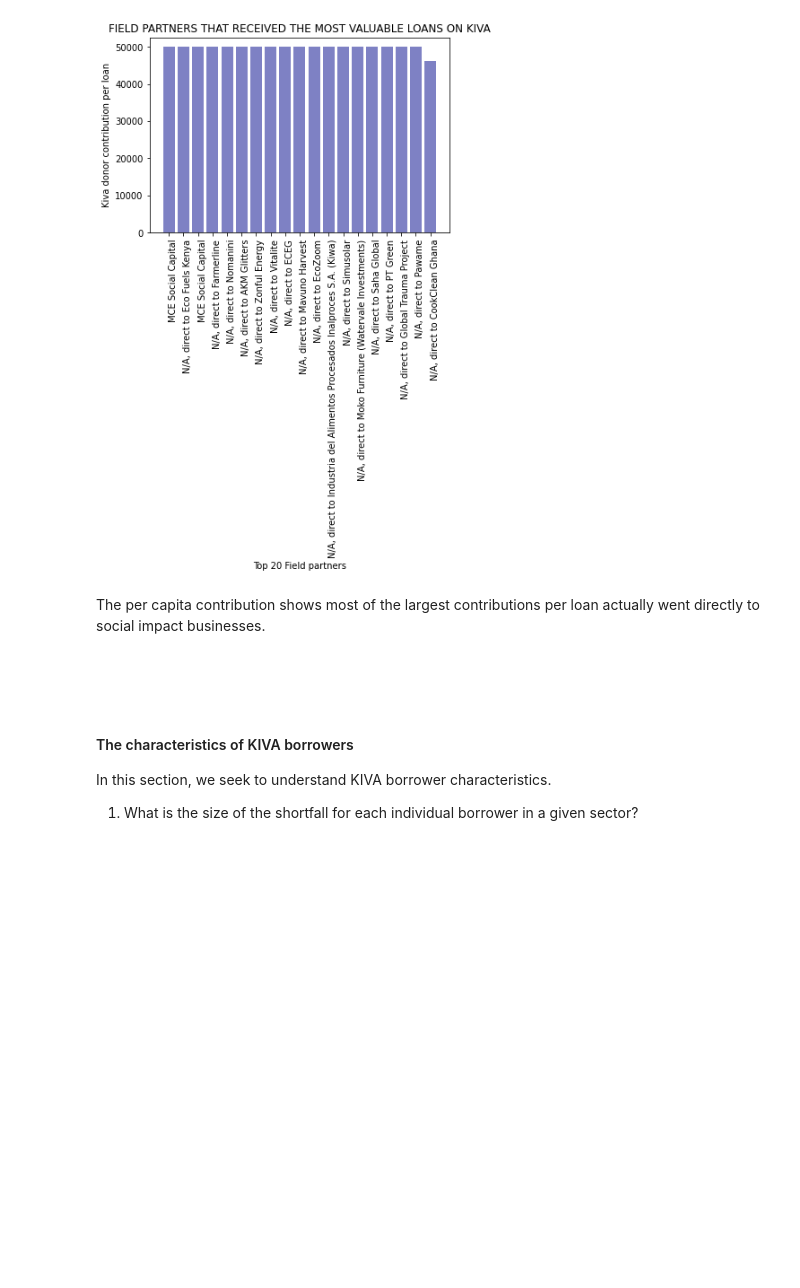
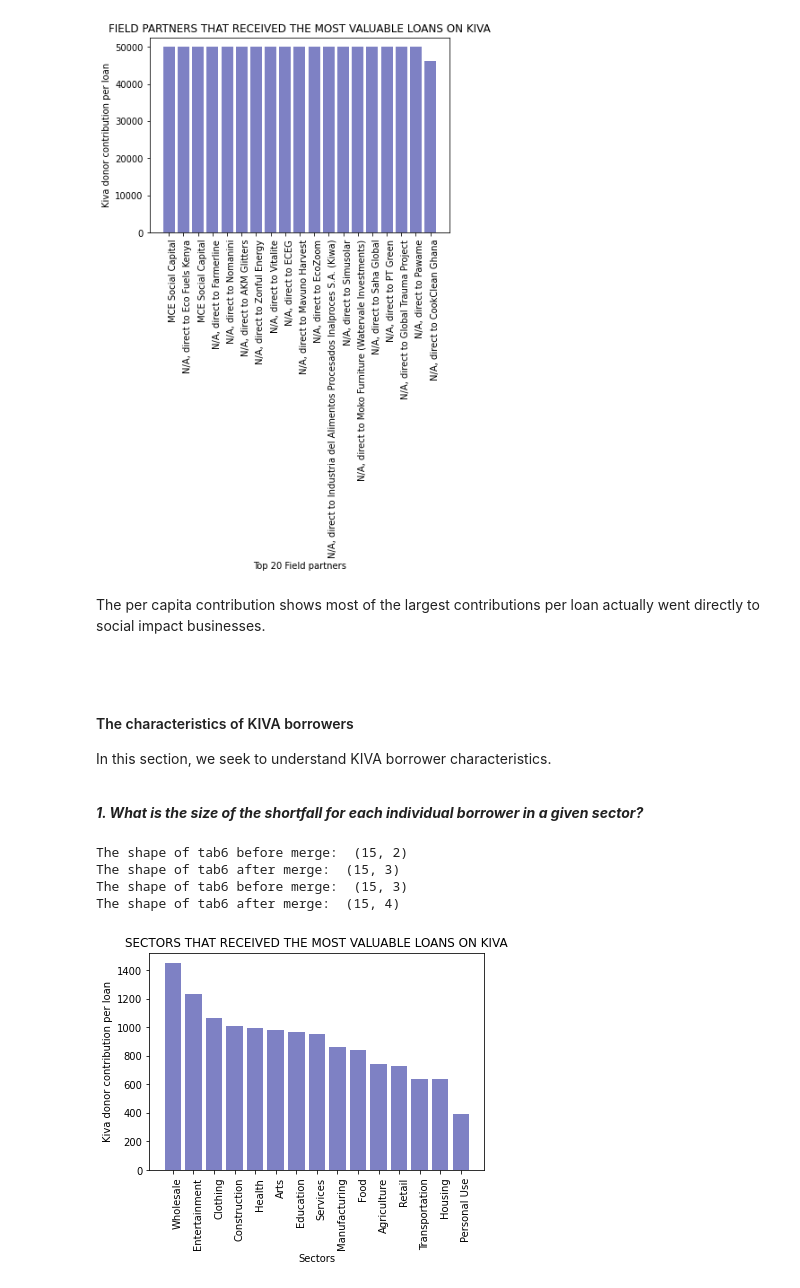
Before and after one commit to CeeThinwa/knowledge-hub, a Jupyter notebook: book/kiva.ipynb, the cells around one changed output. Saved outputs shown, nothing was run; the diff lists cells and outputs as text; code cells hidden in the pictures; blank space fills up the shorter version.

```diff
--- a/book/kiva.ipynb
+++ b/book/kiva.ipynb
@@ -641,8 +654,6 @@ plt.show()
 [figure]
 # %% [markdown]
 The per capita contribution shows most of the largest contributions per loan actually went directly to social impact businesses.
-
-<br>
 
 <br>
 
@@ -652,4 +663,6 @@ The per capita contribution shows most of the largest contributions per loan act
 
 In this section, we seek to understand KIVA borrower characteristics.
 
-1. What is the size of the shortfall for each individual borrower in a given sector?
+<br>
+
+_**1. What is the size of the shortfall for each individual borrower in a given sector?**_
@@ -655,0 +705,49 @@ In this section, we seek to understand KIVA borrower characteristics.
+# %%
+# initial status message
+print('The shape of tab6 before merge: ', tab6.shape)
+
+# join the data, keeping only relevant entries
+tab6 = tab6.merge(loans_by_sector, on='sector')
+
+# final status message
+print('The shape of tab6 after merge: ', tab6.shape)
+
+
+# initial status message
+print('The shape of tab6 before merge: ', tab6.shape)
+
+# join the data, keeping only relevant entries
+tab6 = tab6.merge(loan_amounts_by_sector, on='sector')
+
+# final status message
+print('The shape of tab6 after merge: ', tab6.shape)
+# %% [output]
+The shape of tab6 before merge:  (15, 2)
+The shape of tab6 after merge:  (15, 3)
+The shape of tab6 before merge:  (15, 3)
+The shape of tab6 after merge:  (15, 4)
+# %%
+# assess additional metrics
+tab6.loc[:, 'donor_contribution_per_loan'] = tab6['sum_of_funded_amount']/tab6['number_of_loans']
+tab6.loc[:, 'funding_gap_per_loan'] = (-tab6['sum_of_loan_amount']+tab6['sum_of_funded_amount'])/tab6['number_of_loans']
+
+# sort the results in descending order
+tab6 = tab6.sort_values(by=['donor_contribution_per_loan'], ascending=False)
+
+# display all results
+
+fig, ax = plt.subplots()
+
+ax.bar(tab6.iloc[:,0], tab6.iloc[:,4], color='#7e81c4')
+
+plt.ylabel('Kiva donor contribution per loan')
+
+ax.set_xticklabels(labels=tab6.iloc[:,0], rotation = (90), fontsize = 10, va='top', ha='left')
+
+plt.xlabel('Sectors')
+
+plt.title('SECTORS THAT RECEIVED THE MOST VALUABLE LOANS ON KIVA')
+
+plt.show()
+# %% [output]
+[figure, added]
```
Also changed, not shown: parts of 46 cells of this notebook.
